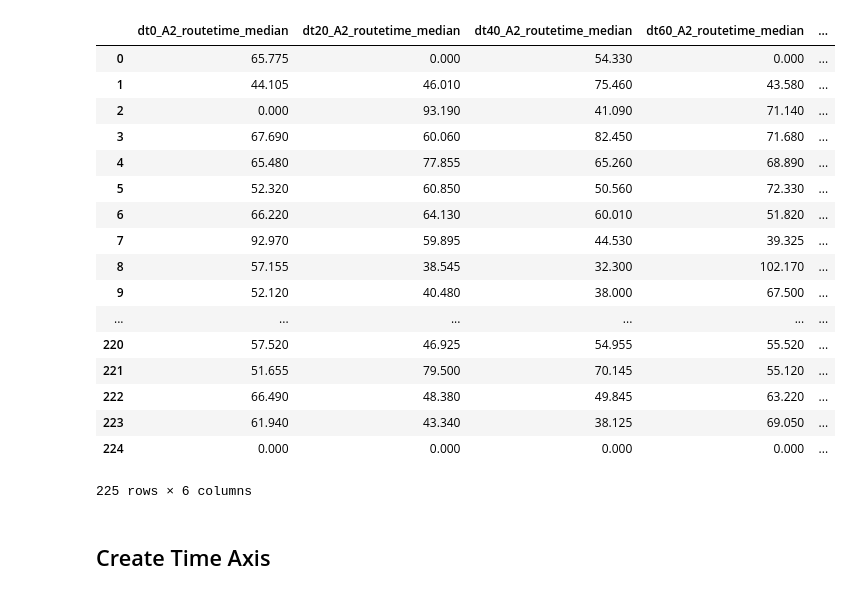
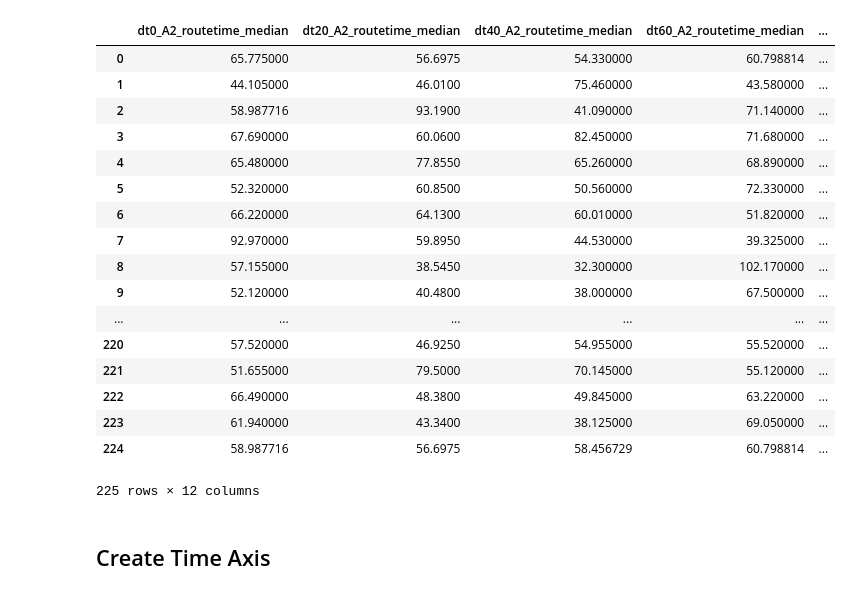
Before and after one commit to studdykid/KDD2017_CUHK, a Jupyter notebook: upload/Steve/ts_travel_time.ipynb, the cells around one changed output. Saved outputs shown, nothing was run; the diff lists cells and outputs as text; code cells hidden in the pictures.

```diff
--- a/upload/Steve/ts_travel_time.ipynb
+++ b/upload/Steve/ts_travel_time.ipynb
@@ -34,0 +35,3 @@ df_data
+# %%
+df_travel_time_mean = df_data.filter(regex='A2_routetime_median').mean()
+df_travel_time_mean
@@ -35,25 +52,25 @@ df_data
 # %%
-df_travel_time = df_data.filter(regex='A2_routetime_median').fillna(0)
+df_travel_time = df_data.filter(regex='A2_routetime_median').fillna(df_travel_time_mean)
 df_travel_time
 # %% [output]
 |  | dt0_A2_routetime_median | dt20_A2_routetime_median | dt40_A2_routetime_median | dt60_A2_routetime_median | ... |
-| 0 | 65.775 | 0.000 | 54.330 | 0.000 | ... |
-| 1 | 44.105 | 46.010 | 75.460 | 43.580 | ... |
-| 2 | 0.000 | 93.190 | 41.090 | 71.140 | ... |
-| 3 | 67.690 | 60.060 | 82.450 | 71.680 | ... |
-| 4 | 65.480 | 77.855 | 65.260 | 68.890 | ... |
-| 5 | 52.320 | 60.850 | 50.560 | 72.330 | ... |
-| 6 | 66.220 | 64.130 | 60.010 | 51.820 | ... |
-| 7 | 92.970 | 59.895 | 44.530 | 39.325 | ... |
-| 8 | 57.155 | 38.545 | 32.300 | 102.170 | ... |
-| 9 | 52.120 | 40.480 | 38.000 | 67.500 | ... |
+| 0 | 65.775000 | 56.6975 | 54.330000 | 60.798814 | ... |
+| 1 | 44.105000 | 46.0100 | 75.460000 | 43.580000 | ... |
+| 2 | 58.987716 | 93.1900 | 41.090000 | 71.140000 | ... |
+| 3 | 67.690000 | 60.0600 | 82.450000 | 71.680000 | ... |
+| 4 | 65.480000 | 77.8550 | 65.260000 | 68.890000 | ... |
+| 5 | 52.320000 | 60.8500 | 50.560000 | 72.330000 | ... |
+| 6 | 66.220000 | 64.1300 | 60.010000 | 51.820000 | ... |
+| 7 | 92.970000 | 59.8950 | 44.530000 | 39.325000 | ... |
+| 8 | 57.155000 | 38.5450 | 32.300000 | 102.170000 | ... |
+| 9 | 52.120000 | 40.4800 | 38.000000 | 67.500000 | ... |
 | ... | ... | ... | ... | ... | ... |
-| 220 | 57.520 | 46.925 | 54.955 | 55.520 | ... |
-| 221 | 51.655 | 79.500 | 70.145 | 55.120 | ... |
-| 222 | 66.490 | 48.380 | 49.845 | 63.220 | ... |
-| 223 | 61.940 | 43.340 | 38.125 | 69.050 | ... |
-| 224 | 0.000 | 0.000 | 0.000 | 0.000 | ... |
+| 220 | 57.520000 | 46.9250 | 54.955000 | 55.520000 | ... |
+| 221 | 51.655000 | 79.5000 | 70.145000 | 55.120000 | ... |
+| 222 | 66.490000 | 48.3800 | 49.845000 | 63.220000 | ... |
+| 223 | 61.940000 | 43.3400 | 38.125000 | 69.050000 | ... |
+| 224 | 58.987716 | 56.6975 | 58.456729 | 60.798814 | ... |
-225 rows × 6 columns
+225 rows × 12 columns
 # %% [markdown]
 ## Create Time Axis
 # %%
```
Also changed, not shown: parts of 26 cells of this notebook.
